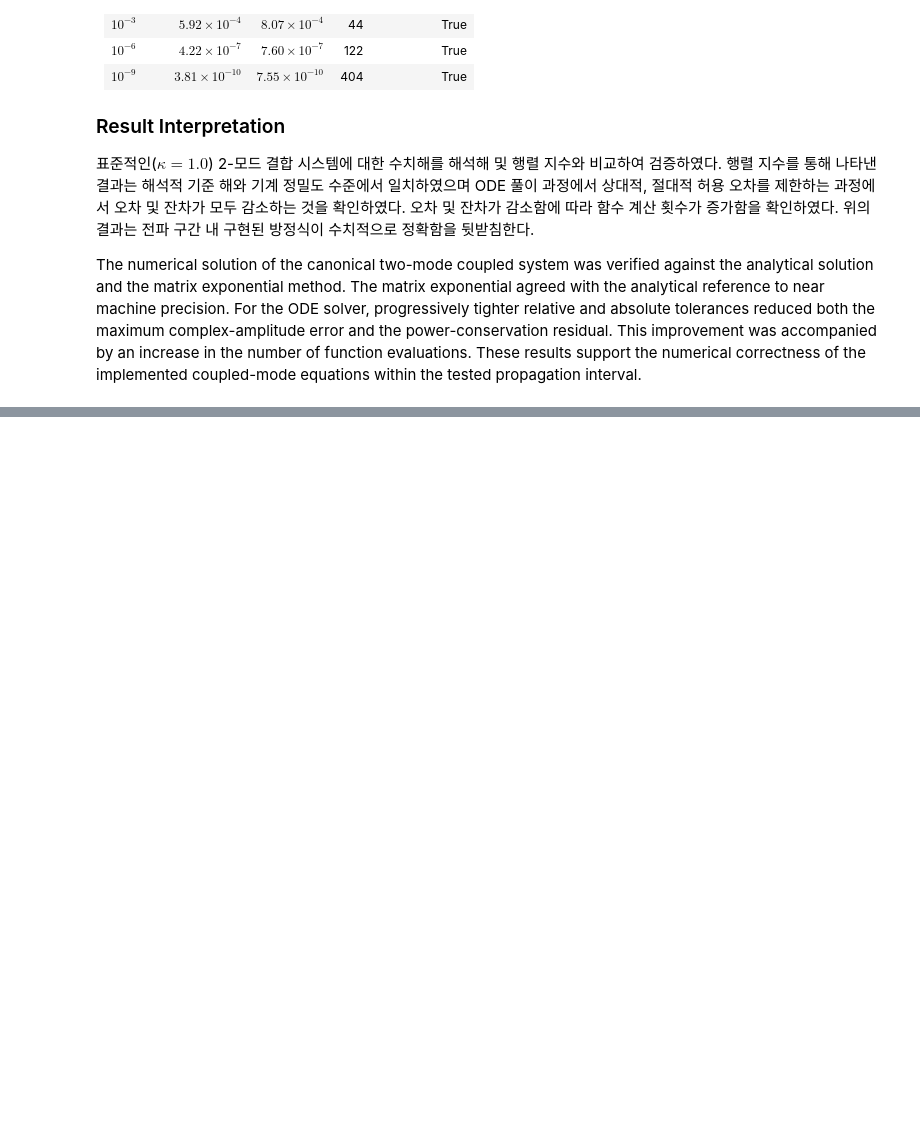
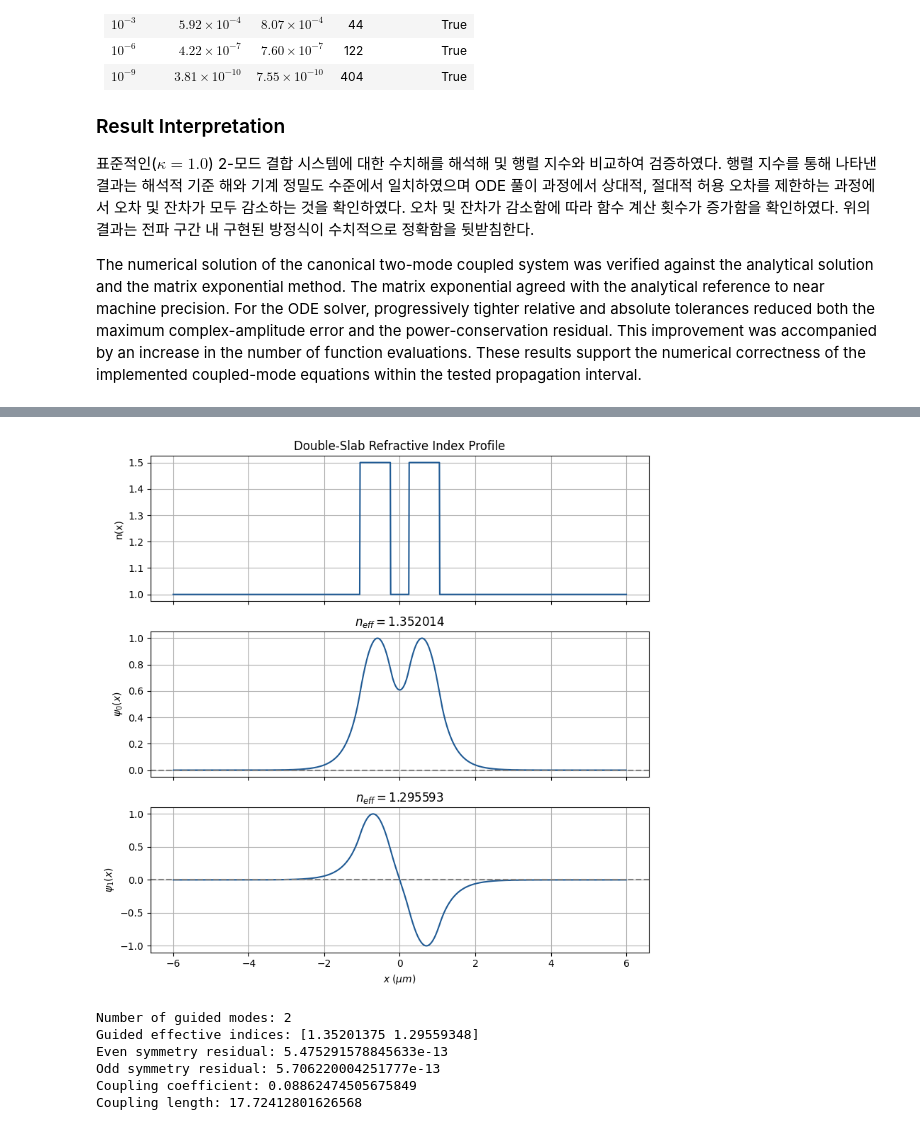
Before and after one commit to hyerim1212/maxwell-to-programmable-photonics, a Jupyter notebook: notebooks/10_directional_couplers_and_coupled_mode_theory.ipynb, the cells around one changed output, grey strips where cells are left out. Drawn from its saved outputs; the diff is of its cells as text; code cells hidden in the pictures; blank space fills up the shorter version.

Commit message:
update the numerical study

```diff
--- a/notebooks/10_directional_couplers_and_coupled_mode_theory.ipynb
+++ b/notebooks/10_directional_couplers_and_coupled_mode_theory.ipynb
@@ -595,0 +636,78 @@ How does the separation between two identical slab waveguides determine their su
+# %%
+def double_slab_index_profile(x, width, gap, n_core, n_clad):
+    c = (width + gap) / 2
+
+    left_core = np.abs(x + c) <= width / 2
+    right_core = np.abs(x - c) <= width / 2
+
+    n = np.full_like(x, n_clad, dtype=float)
+    n[left_core | right_core] = n_core
+
+    return n
+# %%
+gap = 0.5  # um, initial trial
+
+n_double_slab_1 = double_slab_index_profile(x, core_width, gap, n_core, n_clad)
+
+A_double_slab_1 = slab_waveguide_operator(D, n_double_slab_1[1:-1], lambda_0)
+
+eigenvalues, eigenvectors = solve_eigenmodes(A_double_slab_1)
+
+guided_eigenvalues, guided_eigenvectors, guided_neff = (
+    select_guided_modes(eigenvalues, eigenvectors, lambda_0, n_core, n_clad))
+
+fig, axes = plt.subplots(3, 1, figsize=(8, 8), sharex=True)
+
+
+axes[0].plot(x, n_double_slab_1, color = COLORS["numerical"])
+axes[0].set_ylabel("n(x)")
+axes[0].set_title("Double-Slab Refractive Index Profile")
+axes[0].grid(True)
+
+for i in range(2):
+    mode = guided_eigenvectors[:, i]
+    mode = mode / np.max(np.abs(mode))
+
+    axes[i + 1].plot(x[1:-1], mode, color = COLORS["numerical"])
+    axes[i + 1].axhline(0, color="gray", linestyle="--")
+
+    axes[i + 1].set_ylabel(rf"$\psi_{i}(x)$")
+    axes[i + 1].set_title(
+        rf"$n_{{eff}} = {guided_neff[i]:.6f}$"
+    )
+
+    axes[i + 1].grid(True)
+
+axes[-1].set_xlabel(r"$x\;(\mu m)$")
+
+
+plt.tight_layout()
+
+
+plt.show()
+
+psi_even = guided_eigenvectors[:, 0]
+psi_odd = guided_eigenvectors[:, 1]
+
+even_residual = (np.linalg.norm(psi_even - psi_even[::-1])/ np.linalg.norm(psi_even))
+odd_residual = (np.linalg.norm(psi_odd + psi_odd[::-1]) / np.linalg.norm(psi_odd))
+
+delta_beta = k_0 * (guided_neff[0] - guided_neff[1])
+
+kappa_eff = abs(delta_beta) / 2
+L_c_eff = np.pi / abs(delta_beta)
+
+print("Number of guided modes:", len(guided_neff))
+print("Guided effective indices:", guided_neff)
+print("Even symmetry residual:", even_residual)
+print("Odd symmetry residual:", odd_residual)
+print("Coupling coefficient:", kappa_eff)
+print("Coupling length:", L_c_eff)
+# %% [output]
+[figure, added]
+Number of guided modes: 2
+Guided effective indices: [1.35201375 1.29559348]
+Even symmetry residual: 5.475291578845633e-13
+Odd symmetry residual: 5.706220004251777e-13
+Coupling coefficient: 0.08862474505675849
+Coupling length: 17.72412801626568
```
Also changed, not shown: parts of 2 cells of this notebook.
